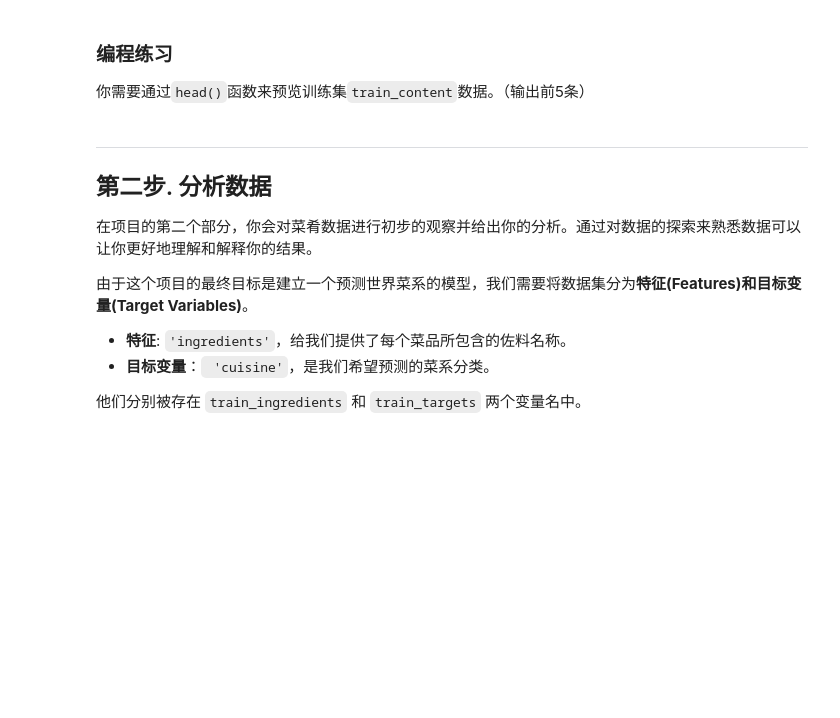
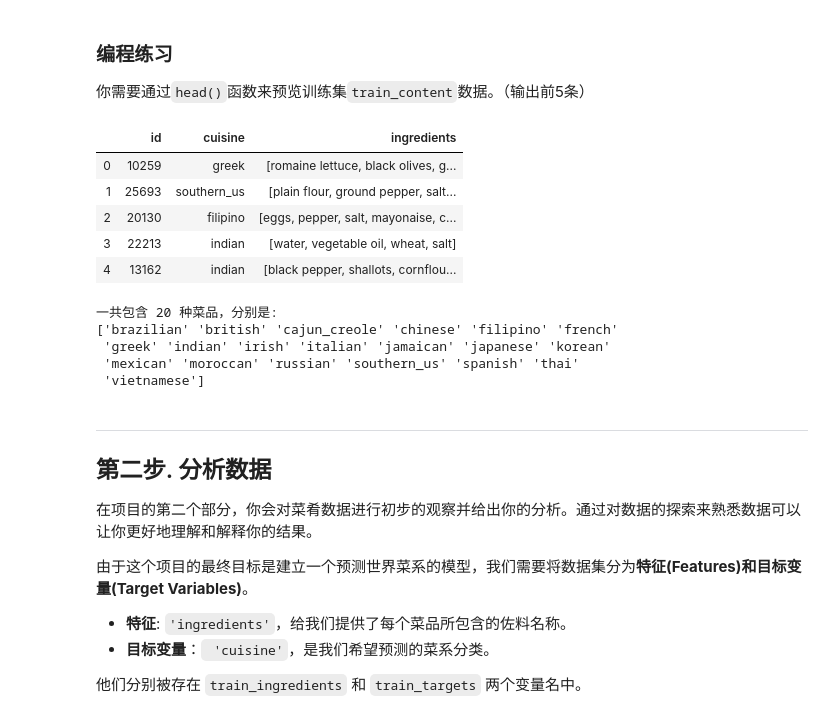
Before and after one commit to YHCodes/AI-BOX, a Jupyter notebook: lab/lab-predicting-cuisine-cn-master/PredictYourCuisine.ipynb, the cells around one changed output. Cells and saved outputs as stored; diff of their text form; code cells hidden in the pictures; blank space fills up the shorter version.

```diff
--- a/lab/lab-predicting-cuisine-cn-master/PredictYourCuisine.ipynb
+++ b/lab/lab-predicting-cuisine-cn-master/PredictYourCuisine.ipynb
@@ -43,10 +58,10 @@ import matplotlib.pyplot as plt
 %matplotlib inline
 
 # 加载数据集
-train_filename='train.json'
+train_filename='/Users/liyuanhui/Documents/AI/data/whats-cooking/train.json'
 train_content = pd.read_json(codecs.open(train_filename, mode='r', encoding='utf-8'))
 
-test_filename = 'test.json'
+test_filename = '/Users/liyuanhui/Documents/AI/data/whats-cooking/test.json'
 test_content = pd.read_json(codecs.open(test_filename, mode='r', encoding='utf-8'))
 
 # 打印加载的数据集数量
@@ -66,11 +85,25 @@ pd.set_option('display.max_colwidth',120)
 你需要通过`head()`函数来预览训练集`train_content`数据。（输出前5条）
 # %%
 ### TODO：打印train_content中前5个数据样例以预览数据
+train_content.head()
+# %% [output]
+|  | id | cuisine | ingredients |
+| 0 | 10259 | greek | [romaine lettuce, black olives, g... |
+| 1 | 25693 | southern_us | [plain flour, ground pepper, salt... |
+| 2 | 20130 | filipino | [eggs, pepper, salt, mayonaise, c... |
+| 3 | 22213 | indian | [water, vegetable oil, wheat, salt] |
+| 4 | 13162 | indian | [black pepper, shallots, cornflou... |
 # %%
 ## 请不要修改下方代码
 ## 查看总共菜品分类
-categories=np.unique(train_content['cuisine'])
-print("一共包含 {} 种菜品，分别是:\n{}".format(len(categories),categories))
+categories = np.unique(train_content['cuisine'])
+print("一共包含 {} 种菜品，分别是:\n{}".format(len(categories), categories))
+# %% [output]
+一共包含 20 种菜品，分别是:
+['brazilian' 'british' 'cajun_creole' 'chinese' 'filipino' 'french'
+ 'greek' 'indian' 'irish' 'italian' 'jamaican' 'japanese' 'korean'
+ 'mexican' 'moroccan' 'russian' 'southern_us' 'spanish' 'thai'
+ 'vietnamese']
 # %% [markdown]
 ---
 ## 第二步. 分析数据
```
Also changed, not shown: parts of 11 cells of this notebook, 1 other file.
